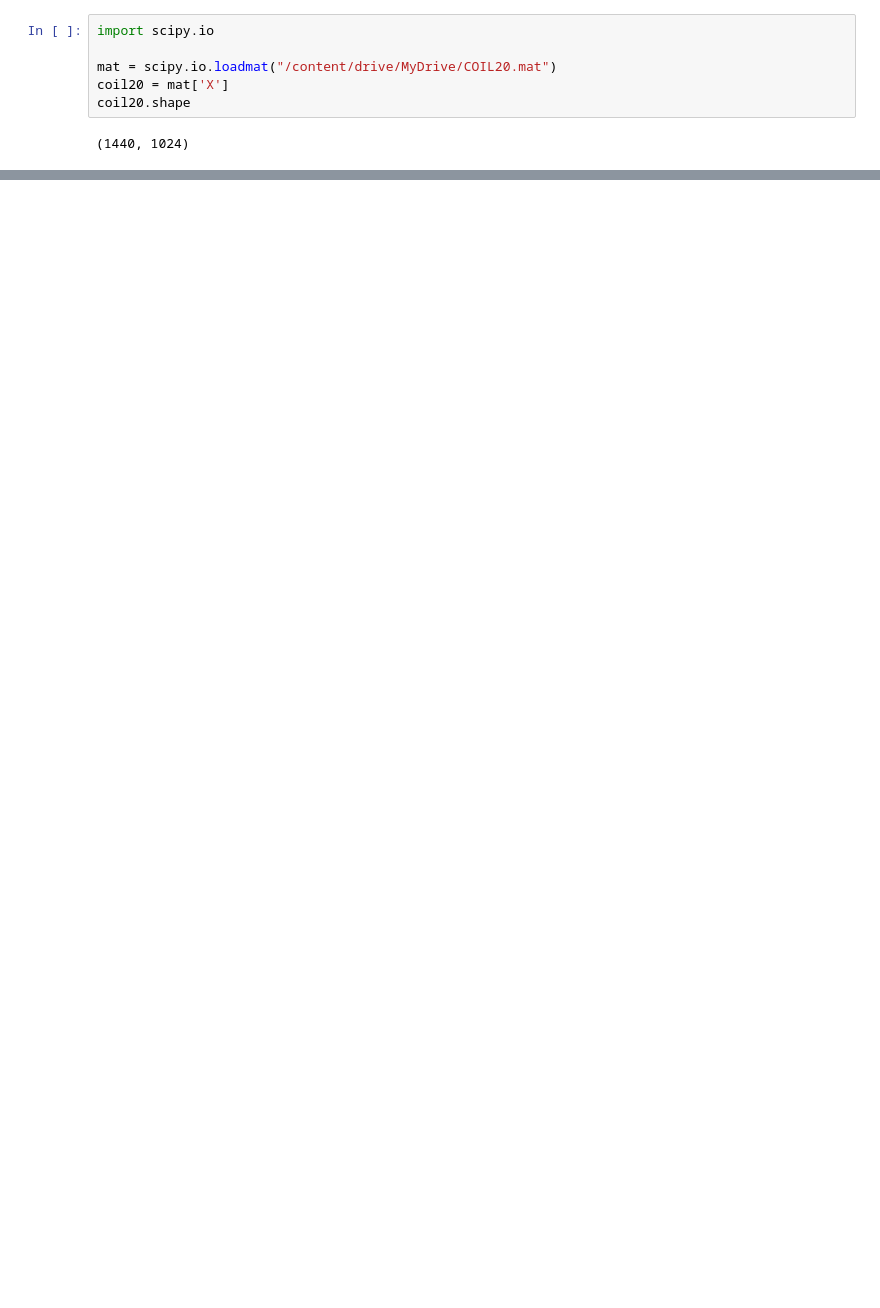
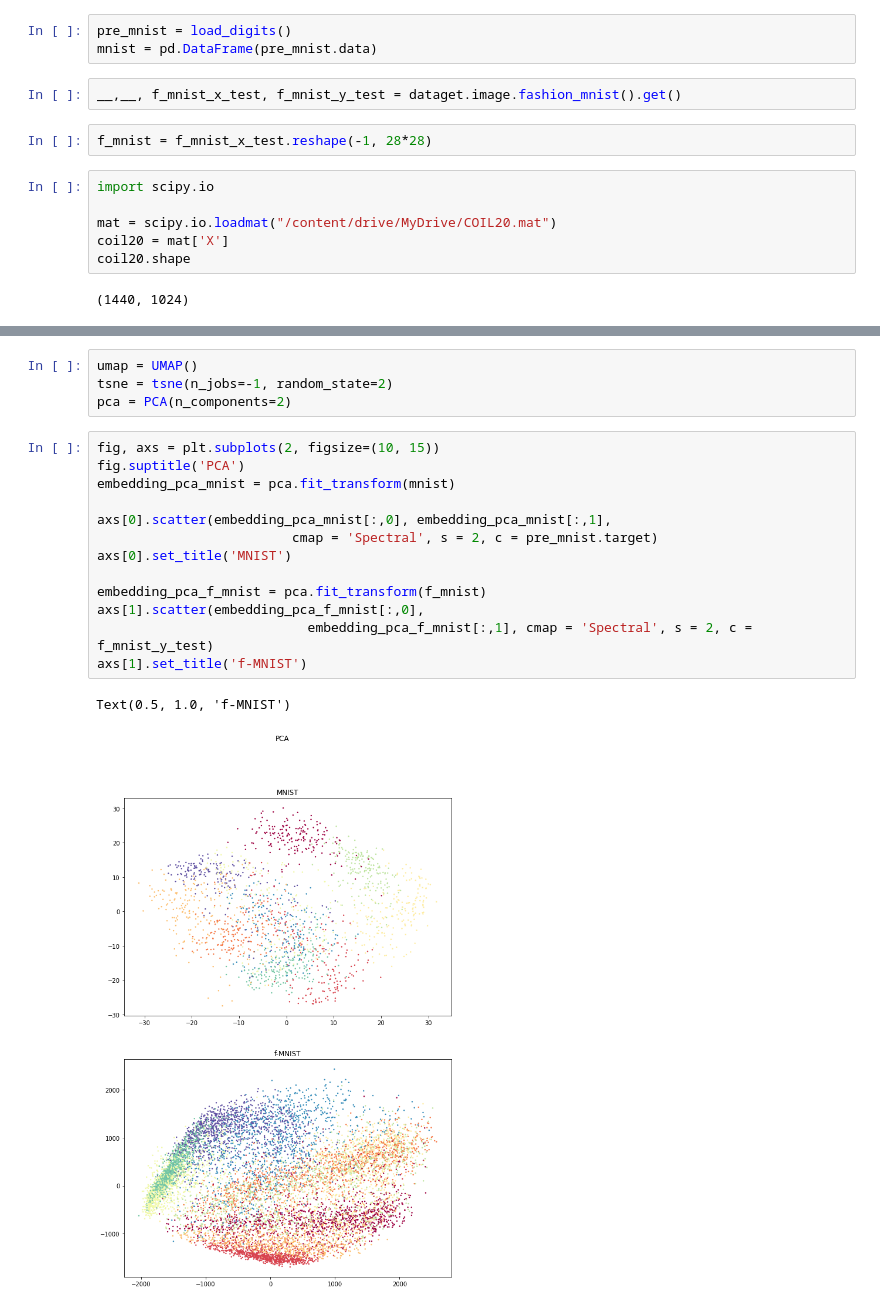
Before and after one commit to Alyona18/intelligent-systems-HW, a Jupyter notebook: second/DimensionalityReduction.ipynb, the cells around one changed output, grey strips where cells are left out. Cells and saved outputs as stored; diff of their text form; blank space fills up the shorter version.

Commit message:
PCA mnist, coil20 and f-mnist

```diff
--- a/second/DimensionalityReduction.ipynb
+++ b/second/DimensionalityReduction.ipynb
@@ -74,3 +94,10 @@ f_mnist = dataget.image.fashion_mnist()
+# %%
+pre_mnist = load_digits()
+mnist = pd.DataFrame(pre_mnist.data)
+# %%
+__,__, f_mnist_x_test, f_mnist_y_test = dataget.image.fashion_mnist().get()
+# %%
+f_mnist = f_mnist_x_test.reshape(-1, 28*28)
 # %%
 import scipy.io
 
@@ -109,0 +109,20 @@ Requirement already satisfied: threadpoolctl>=2.0.0 in /usr/local/lib/python3.7/
+# %%
+umap = UMAP()
+tsne = tsne(n_jobs=-1, random_state=2)
+pca = PCA(n_components=2)
+# %%
+fig, axs = plt.subplots(2, figsize=(10, 15))
+fig.suptitle('PCA')
+embedding_pca_mnist = pca.fit_transform(mnist)
+
+axs[0].scatter(embedding_pca_mnist[:,0], embedding_pca_mnist[:,1],
+                         cmap = 'Spectral', s = 2, c = pre_mnist.target)
+axs[0].set_title('MNIST')
+
+embedding_pca_f_mnist = pca.fit_transform(f_mnist)
+axs[1].scatter(embedding_pca_f_mnist[:,0],
+                           embedding_pca_f_mnist[:,1], cmap = 'Spectral', s = 2, c = f_mnist_y_test)
+axs[1].set_title('f-MNIST')
+# %% [output]
+Text(0.5, 1.0, 'f-MNIST')
+[figure, added]
```
Also changed, not shown: parts of 15 cells of this notebook.
